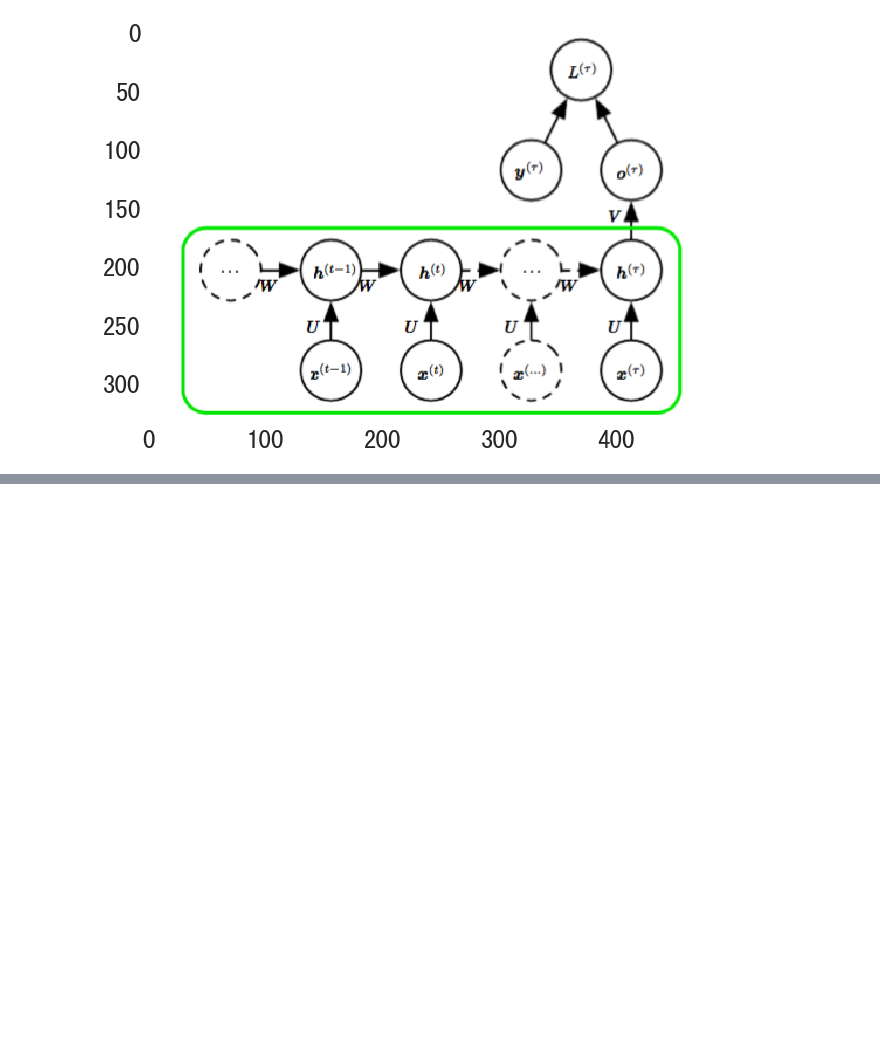
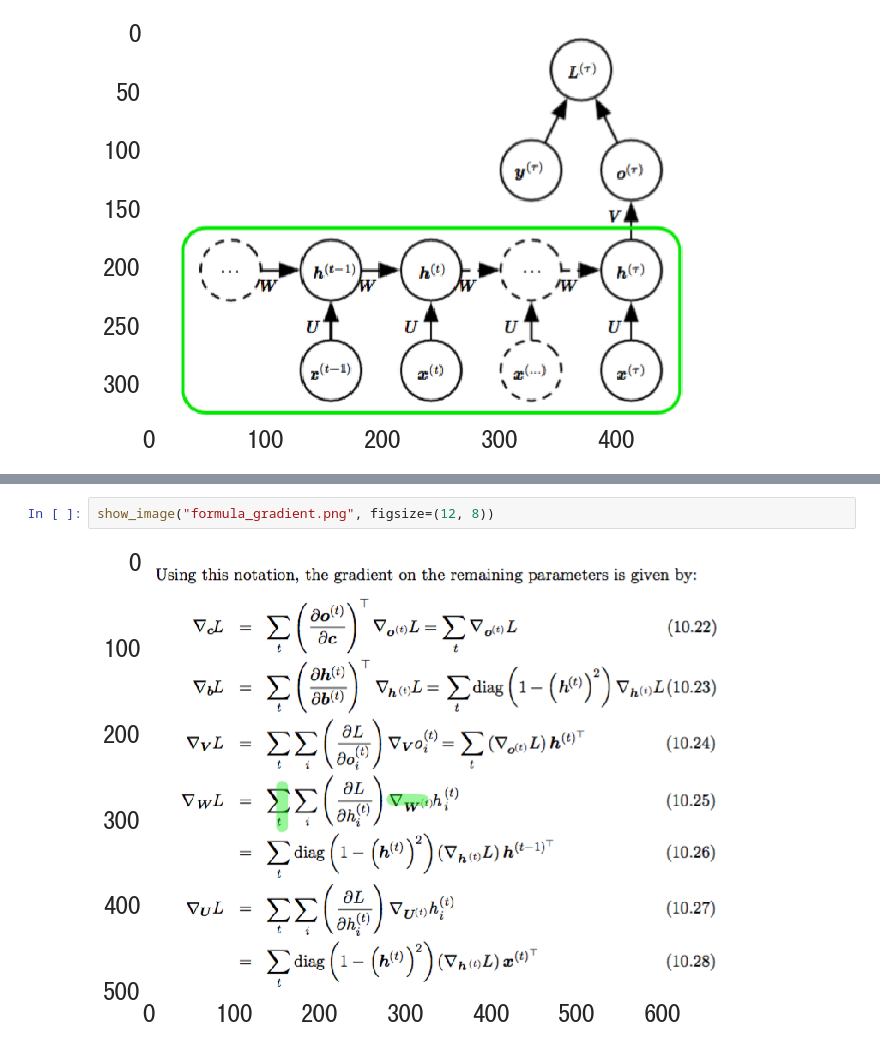
Before and after one commit to facaiy/book_notes, a Jupyter notebook: deep_learning/Sequence_Modeling/note.ipynb, the cells around one changed output, grey strips where cells are left out. Drawn from its saved outputs; the diff is of its cells as text; blank space fills up the shorter version.

```diff
--- a/deep_learning/Sequence_Modeling/note.ipynb
+++ b/deep_learning/Sequence_Modeling/note.ipynb
@@ -89,0 +109,4 @@ show_image('fig10_5.png', figsize=(10, 8))
+# %%
+show_image("formula_gradient.png", figsize=(12, 8))
+# %% [output]
+[figure, added]
```
Also changed, not shown: parts of 26 cells of this notebook, 10 other files.
